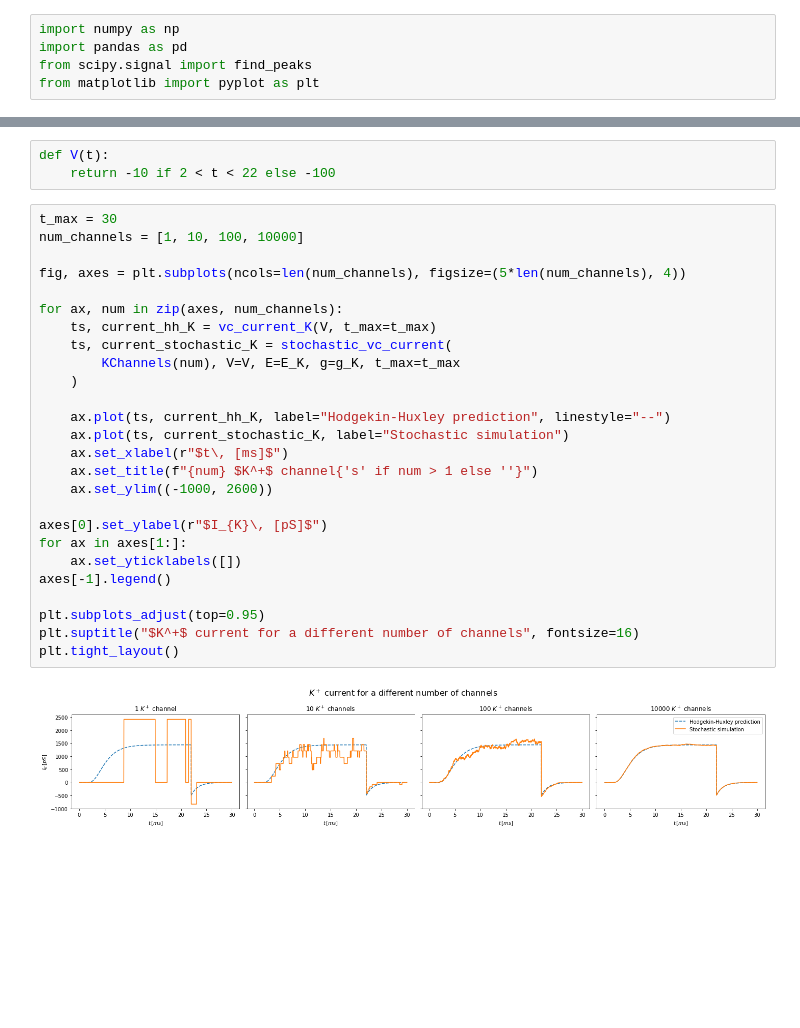
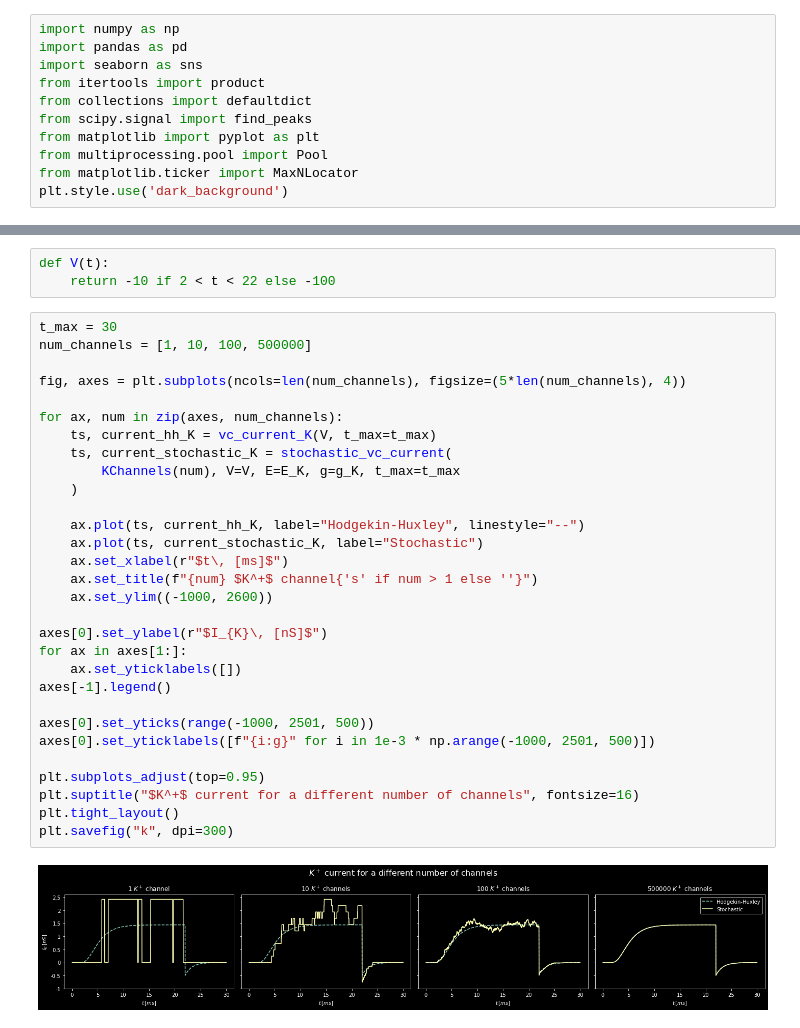
Before and after one commit to keraJLi/stochastic-hodgkin-huxley, a Jupyter notebook: notebook.ipynb, the cells around one changed output, grey strips where cells are left out. Saved outputs shown, nothing was run; the diff lists cells and outputs as text; blank space fills up the shorter version.

```diff
--- a/notebook.ipynb
+++ b/notebook.ipynb
@@ -1,8 +1,14 @@
 # %%
 import numpy as np
 import pandas as pd
+import seaborn as sns
+from itertools import product
+from collections import defaultdict
 from scipy.signal import find_peaks
 from matplotlib import pyplot as plt
+from multiprocessing.pool import Pool
+from matplotlib.ticker import MaxNLocator
+plt.style.use('dark_background')
 # %%
 from hhm import *
 # %%
@@ -10,29 +16,33 @@ def V(t):
     return -10 if 2 < t < 22 else -100
 # %%
 t_max = 30
-num_channels = [1, 10, 100, 10000]
+num_channels = [1, 10, 100, 500000]
 
 fig, axes = plt.subplots(ncols=len(num_channels), figsize=(5*len(num_channels), 4))
 
 for ax, num in zip(axes, num_channels):
     ts, current_hh_K = vc_current_K(V, t_max=t_max)
     ts, current_stochastic_K = stochastic_vc_current(
         KChannels(num), V=V, E=E_K, g=g_K, t_max=t_max
     )
 
-    ax.plot(ts, current_hh_K, label="Hodgekin-Huxley prediction", linestyle="--")
-    ax.plot(ts, current_stochastic_K, label="Stochastic simulation")
+    ax.plot(ts, current_hh_K, label="Hodgekin-Huxley", linestyle="--")
+    ax.plot(ts, current_stochastic_K, label="Stochastic")
     ax.set_xlabel(r"$t\, [ms]$")
     ax.set_title(f"{num} $K^+$ channel{'s' if num > 1 else ''}")
     ax.set_ylim((-1000, 2600))
 
-axes[0].set_ylabel(r"$I_{K}\, [pS]$")
+axes[0].set_ylabel(r"$I_{K}\, [nS]$")
 for ax in axes[1:]:
     ax.set_yticklabels([])
 axes[-1].legend()
 
+axes[0].set_yticks(range(-1000, 2501, 500))
+axes[0].set_yticklabels([f"{i:g}" for i in 1e-3 * np.arange(-1000, 2501, 500)])
+
 plt.subplots_adjust(top=0.95)
 plt.suptitle("$K^+$ current for a different number of channels", fontsize=16)
 plt.tight_layout()
+plt.savefig("k", dpi=300)
 # %% [output]
-[figure, old version]
+[figure, new version]
```
Also changed, not shown: parts of 14 cells of this notebook, 9 other files.
